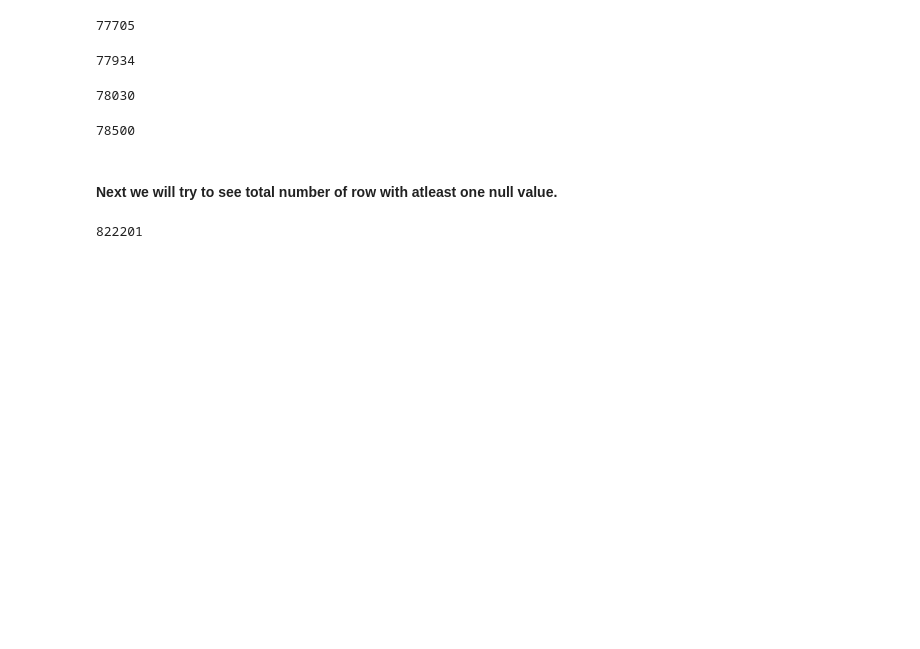
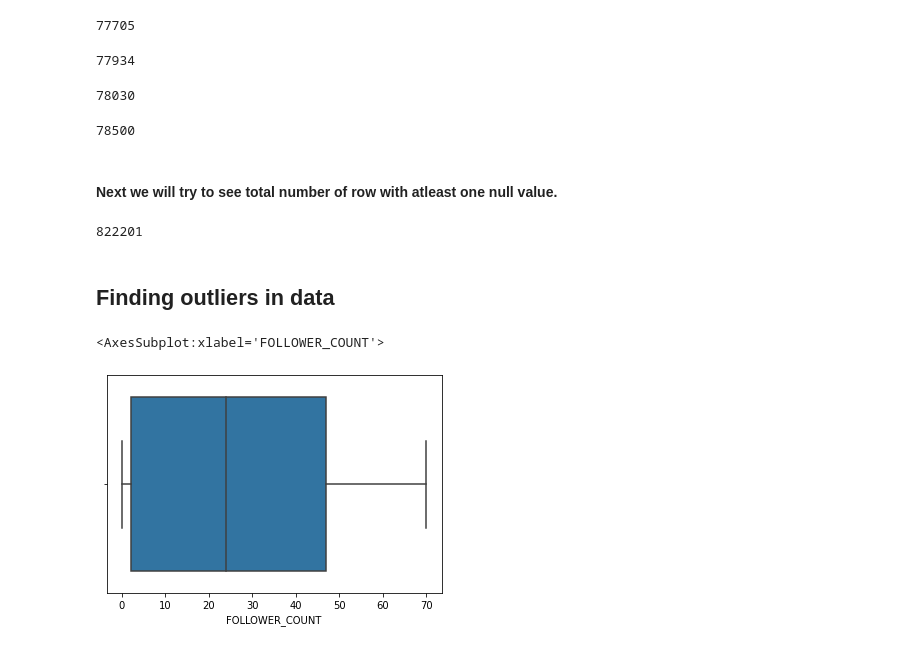
Before and after one commit to rida-manzoor/Pandas, a Jupyter notebook: Untitled.ipynb, the cells around one changed output. Cells and saved outputs as stored; diff of their text form; code cells hidden in the pictures; blank space fills up the shorter version.

```diff
--- a/Untitled.ipynb
+++ b/Untitled.ipynb
@@ -423,3 +351,10 @@ print(sum)
 df.isna().any(axis=1).sum()
 # %% [output]
 822201
+# %% [markdown]
+## **Finding outliers in data**
+# %%
+sns.boxplot(df['FOLLOWER_COUNT'])
+# %% [output]
+<AxesSubplot:xlabel='FOLLOWER_COUNT'>
+[figure, added]
```
Also changed, not shown: parts of 16 cells of this notebook.
